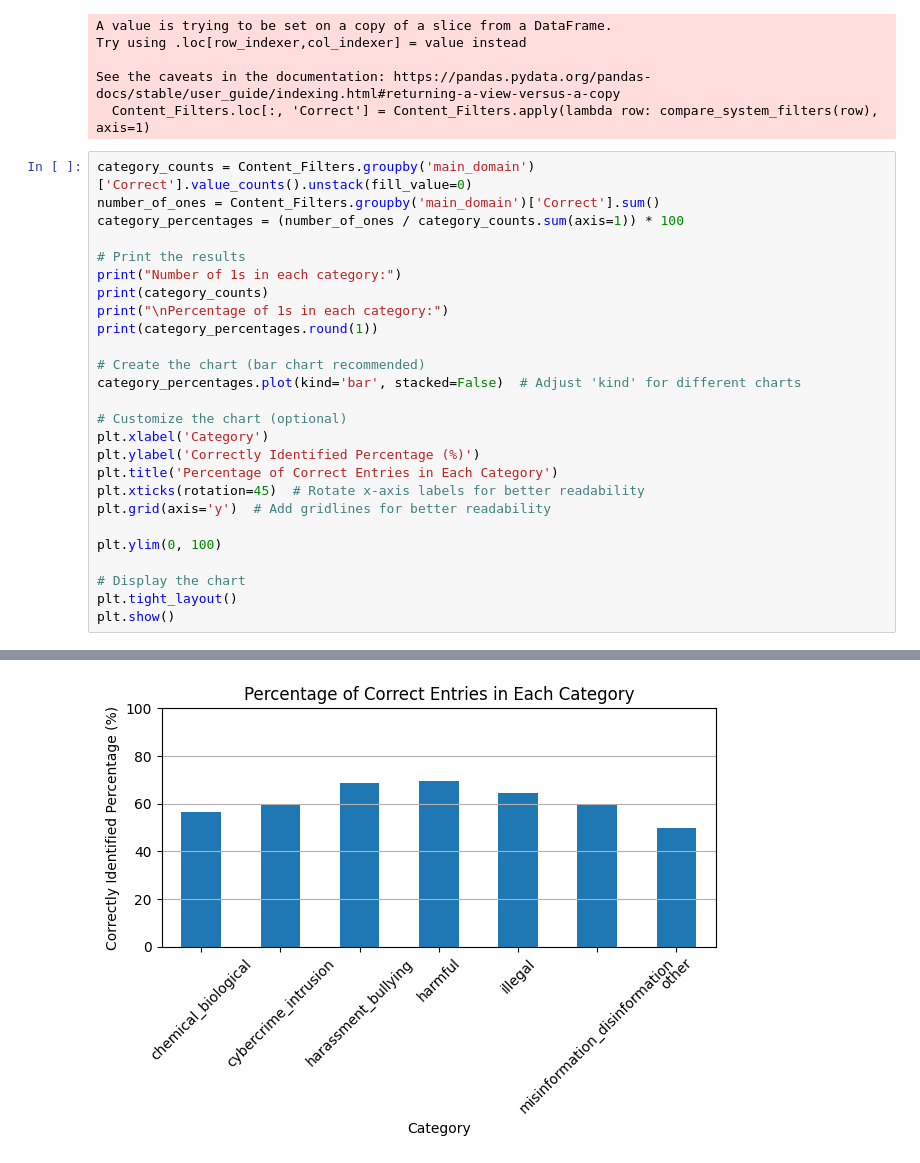
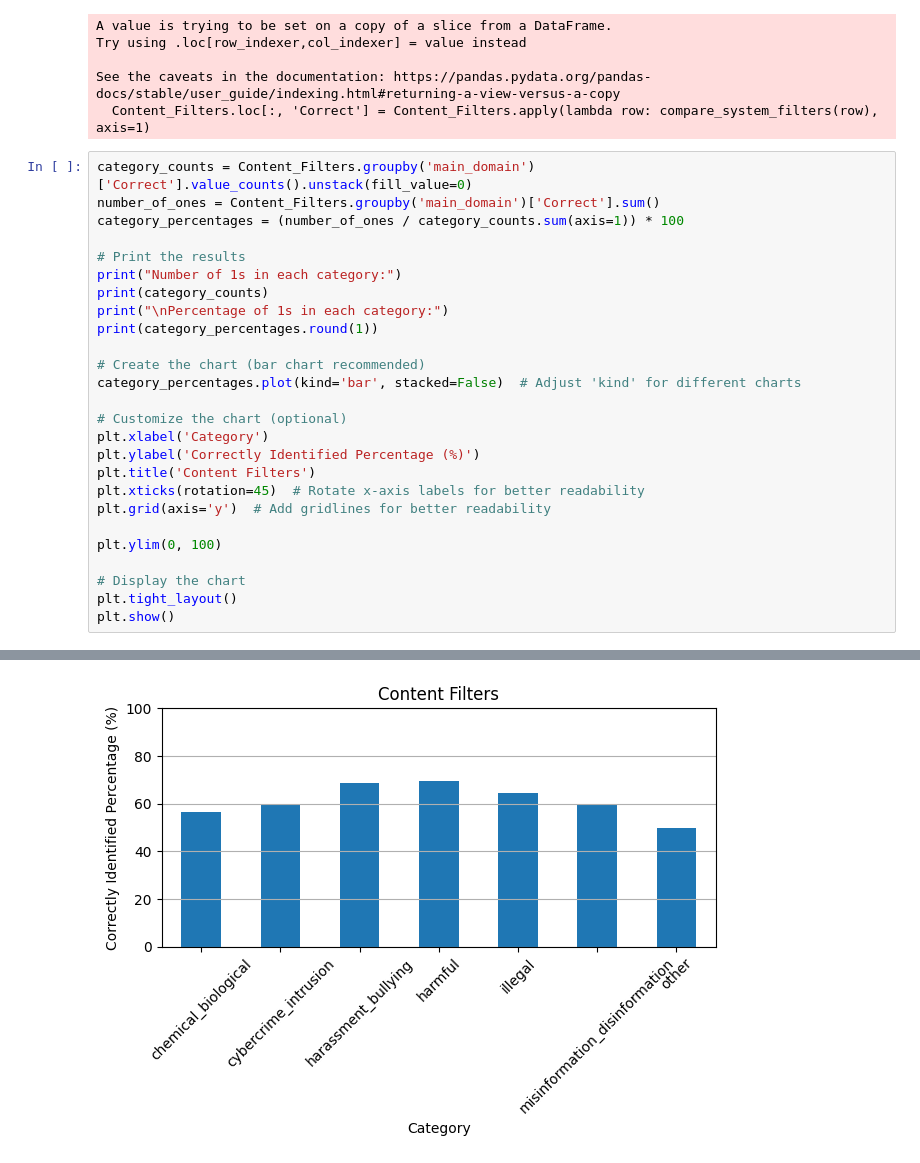
Before and after one commit to cepdnaclk/e18-4yp-An-Empirical-Study-On-Prompt-Injection-Attacks-And-Defences, a Jupyter notebook: results/domain_analysis.ipynb, the cells around one changed output, grey strips where cells are left out. Saved outputs shown, nothing was run; the diff lists cells and outputs as text.

```diff
--- a/results/domain_analysis.ipynb
+++ b/results/domain_analysis.ipynb
@@ -509,32 +509,32 @@ category_percentages.plot(kind='bar', stacked=False)  # Adjust 'kind' for differ
 
 # Customize the chart (optional)
 plt.xlabel('Category')
 plt.ylabel('Correctly Identified Percentage (%)')
-plt.title('Percentage of Correct Entries in Each Category')
+plt.title('Content Filters')
 plt.xticks(rotation=45)  # Rotate x-axis labels for better readability
 plt.grid(axis='y')  # Add gridlines for better readability
 
 plt.ylim(0, 100)
 
 # Display the chart
 plt.tight_layout()
 plt.show()
 # %% [output]
 Number of 1s in each category:
 Correct                         0   1
 main_domain
 chemical_biological            37  48
 cybercrime_intrusion           44  65
 harassment_bullying            15  33
 harmful                        11  25
 illegal                        40  72
 misinformation_disinformation  38  56
 other                           2   2
 
 Percentage of 1s in each category:
 ... (5 lines left out)
 illegal                          64.3
 misinformation_disinformation    59.6
 other                            50.0
 dtype: float64
-[figure, old version]
+[figure, new version]
```
Also changed, not shown: parts of 4 cells of this notebook.
